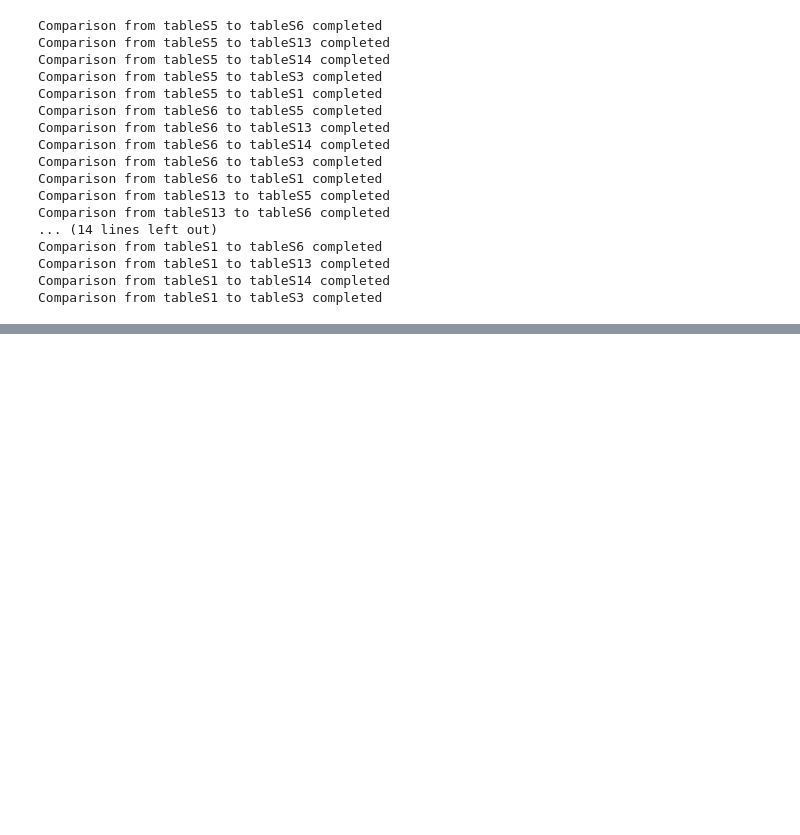
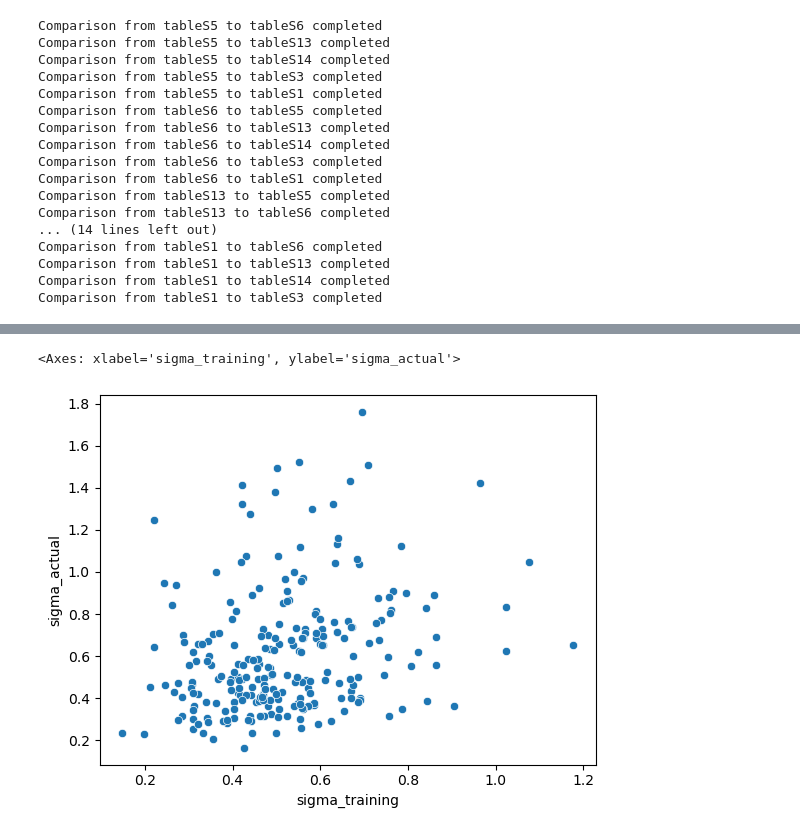
Before and after one commit to nick33333/einav_lab_work, a Jupyter notebook: Nicks_stuff/my_main_func.ipynb, the cells around one changed output, grey strips where cells are left out. Saved outputs shown, nothing was run; the diff lists cells and outputs as text; code cells hidden in the pictures; blank space fills up the shorter version.

```diff
--- a/Nicks_stuff/my_main_func.ipynb
+++ b/Nicks_stuff/my_main_func.ipynb
@@ -191,7 +212,8 @@ def m_best_trees_trainer(target_table: "pd.DataFrame",
                          f_sample=0.3,
                          train_trees=10,
                          best_trees=5,
-                         k=1):
+                         k=1,
+                         comparison_name=None):
     '''
     This function will call the subroutine N number of times to generate N trees, from which the M best may be selected/returned
     Might also want to store a list of the target + training viruses for each tree made (might be like a bar code or signature)
@@ -207,13 +229,14 @@ def m_best_trees_trainer(target_table: "pd.DataFrame",
                                      selected_viruses_list = selected_viruses_list,
                                      n_feature = n_feature,
                                      f_sample = f_sample,
-                                     k = k)
+                                     k = k,
+                                     comparison_name=comparison_name)
         if train_tree_list is None:
 #             print("NONE???")
             return train_tree_list
-        dtr, RMSE, cross_RMSE, virus_col_sel, feature_t = train_tree_list
+        dtr, RMSE, cross_RMSE, virus_col_sel, feature_t, cross_pred_t, comparison_name = train_tree_list
         train_tree_list_list.append(train_tree_list)
-    # Rank trees in descending order by cross validation RMSE (not cross table RMSE which iis cross_RMSE)
+    # Rank trees in descending order by cross validation RMSE (training error, not cross table RMSE which iis cross_RMSE)
     train_tree_list_list = sorted(train_tree_list_list, key = lambda x:x[1])
     return train_tree_list_list[:best_trees]
 # %%
@@ -289,7 +312,7 @@ for idx, source_table in enumerate(table_list):
                                                 source_tables=[source_table], # Feed in a list containing our single source table (functionality on multiple source tables is intended (WIP))
                                                 selected_viruses_list=False, # Set selected_viruses_list to false to randomly select viruses to train on
                                                 feature_t=feature_target,
-                                                )
+                                                comparison_name=comparison_name)
                 else:
                     print(f"{table_names[idx]} does not contain {feature_target} which {table_names[jdx]} seeks!")
                 if train_tree_list is not None and len(train_tree_list) != 0:
@@ -420,7 +447,8 @@ for idx, source_table in enumerate(table_list):
                                                            f_sample=0.3,
                                                            train_trees=10,
                                                            best_trees=5,
-                                                           k=1)
+                                                           k=1,
+                                                           comparison_name=comparison_name)
                 else:
                     print(f"{table_names[idx]} does not contain {feature_target} which {table_names[jdx]} seeks!")
                 if train_tree_list is not None and len(train_tree_list) != 0:
@@ -503,0 +668,5 @@ for idx, source_table in enumerate(table_list):
+# %%
+sns.scatterplot(df, x='sigma_training', y='sigma_actual')
+# %% [output]
+<Axes: xlabel='sigma_training', ylabel='sigma_actual'>
+[figure, added]
```
Also changed, not shown: parts of 17 cells of this notebook.
